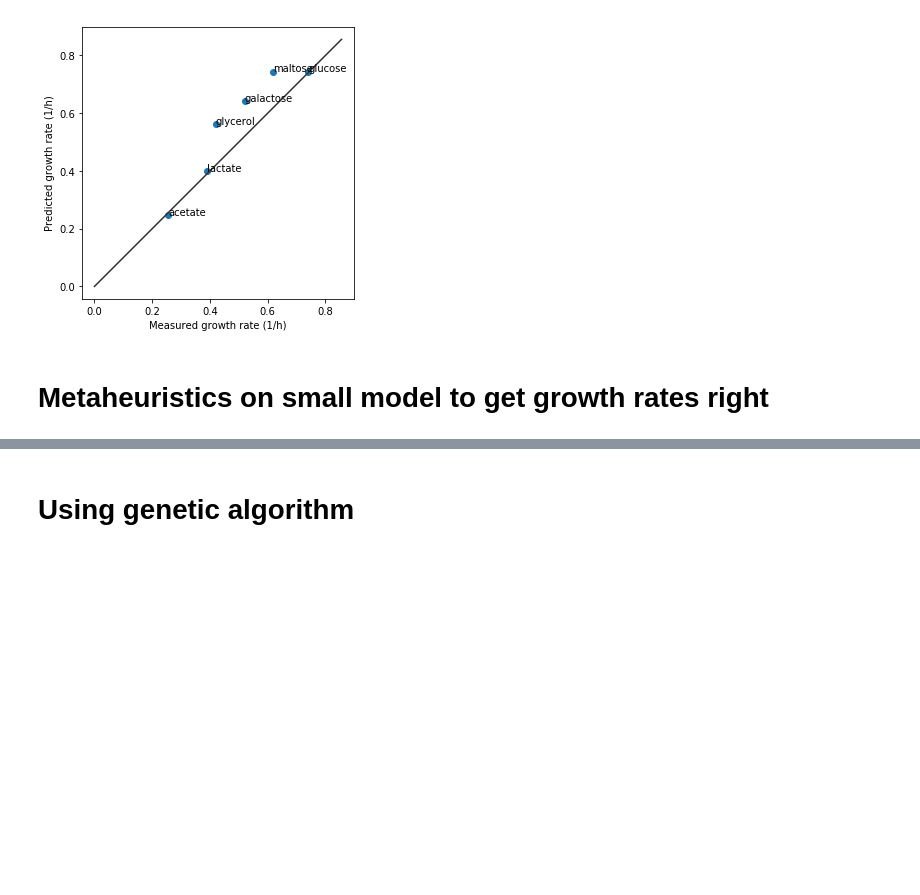
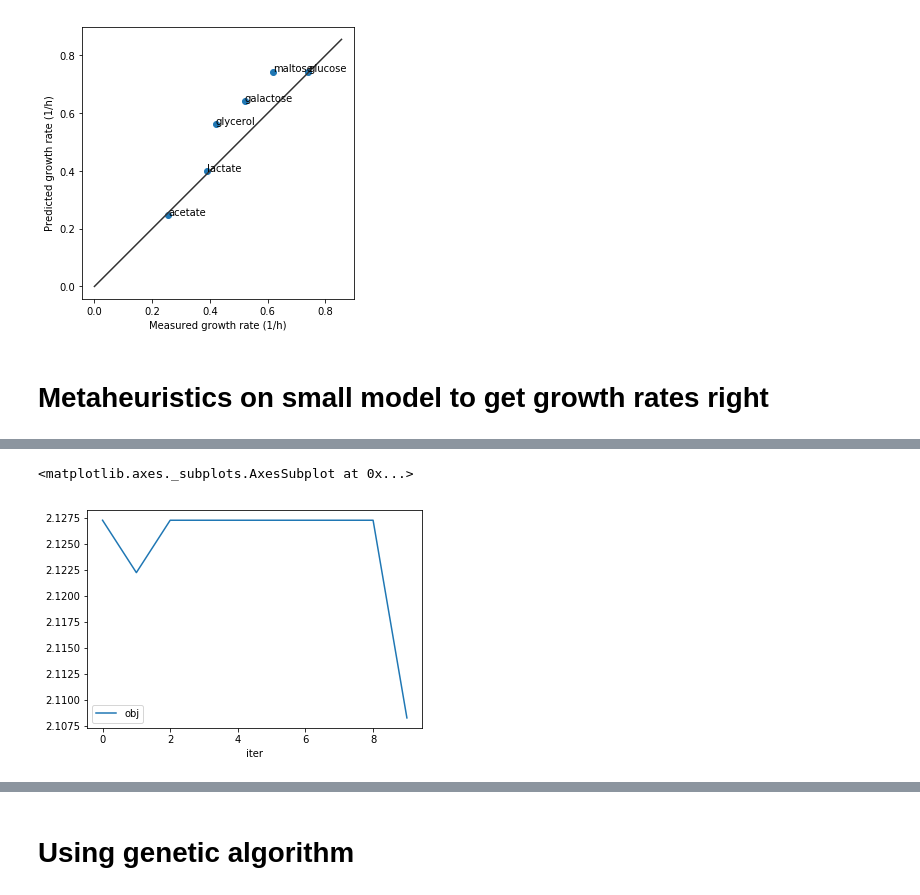
Before and after one commit to SBRG/dynamicme, a Jupyter notebook: notebooks/testing/figure_out_hierarchy_using_brain_coarse.ipynb, the cells around one changed output, grey strips where cells are left out. Drawn from its saved outputs; the diff is of its cells as text; code cells hidden in the pictures; blank space fills up the shorter version.

```diff
--- a/notebooks/testing/figure_out_hierarchy_using_brain_coarse.ipynb
+++ b/notebooks/testing/figure_out_hierarchy_using_brain_coarse.ipynb
@@ -265,3 +275,10 @@ df_val.groupby('model').apply(lambda x: sum((x['meas']-x['sim'])**2)).reset_inde
+# %%
+### Track LBTA history
+df_lbta = pd.DataFrame([{'obj':d['obj'], 'iter':d['iter']} for d in result[1] if d['phase']==2])
+df_lbta.plot('iter','obj')
+# %% [output]
+<matplotlib.axes._subplots.AxesSubplot at 0x...>
+[figure, added]
 # %%
 df_val.groupby('model').apply(lambda x: sum((x['meas']-x['sim'])**2)).reset_index()
 # %% [output]
```
Also changed, not shown: parts of 13 cells of this notebook.
